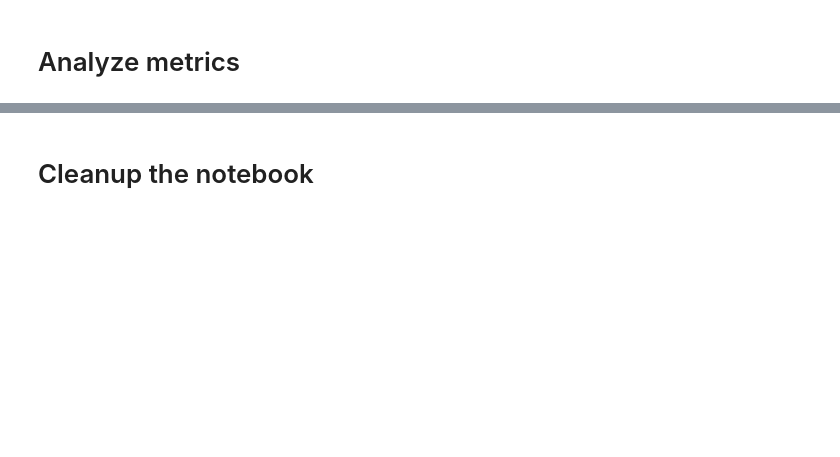
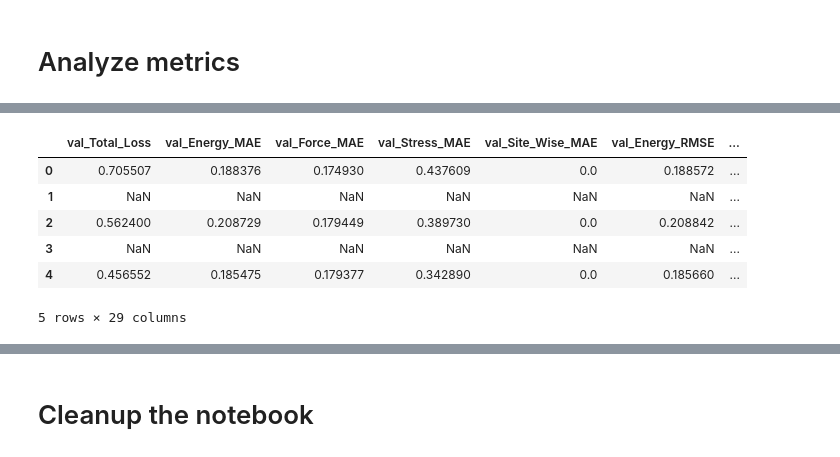
Before and after one commit to CibranLopez/m3gnet, a Jupyter notebook: train_IAP_lightning.ipynb, the cells around one changed output, grey strips where cells are left out. Saved outputs shown, nothing was run; the diff lists cells and outputs as text; code cells hidden in the pictures; blank space fills up the shorter version.

```diff
--- a/train_IAP_lightning.ipynb
+++ b/train_IAP_lightning.ipynb
@@ -261,11 +287,16 @@ trainer.test(model=lit_module_finetune,
 # %%
-# Version of trainng you specifically want to analyze
-current_version = 0
-
 # Read the CSV file
 path_to_csv = f'logs/M3GNet_finetuning/version_{current_version}'
 df = pd.read_csv(f'{path_to_csv}/metrics.csv')
 df.head()
+# %% [output]
+|  | val_Total_Loss | val_Energy_MAE | val_Force_MAE | val_Stress_MAE | val_Site_Wise_MAE | val_Energy_RMSE | ... |
+| 0 | 0.705507 | 0.188376 | 0.174930 | 0.437609 | 0.0 | 0.188572 | ... |
+| 1 | NaN | NaN | NaN | NaN | NaN | NaN | ... |
+| 2 | 0.562400 | 0.208729 | 0.179449 | 0.389730 | 0.0 | 0.208842 | ... |
+| 3 | NaN | NaN | NaN | NaN | NaN | NaN | ... |
+| 4 | 0.456552 | 0.185475 | 0.179377 | 0.342890 | 0.0 | 0.185660 | ... |
+5 rows × 29 columns
 # %%
 # NaN to cero
 df = df.fillna(0)
```
Also changed, not shown: parts of 9 cells of this notebook, 6 other files.
